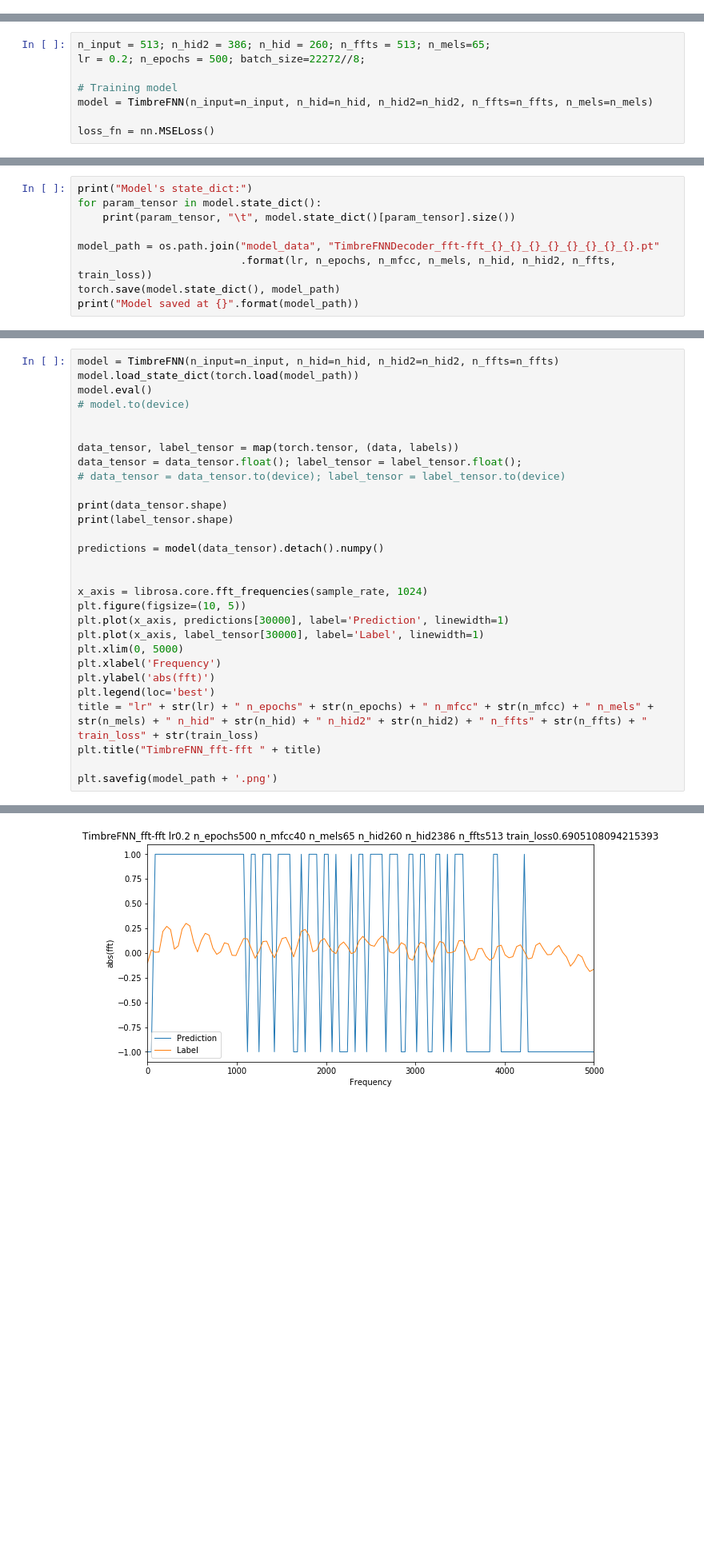
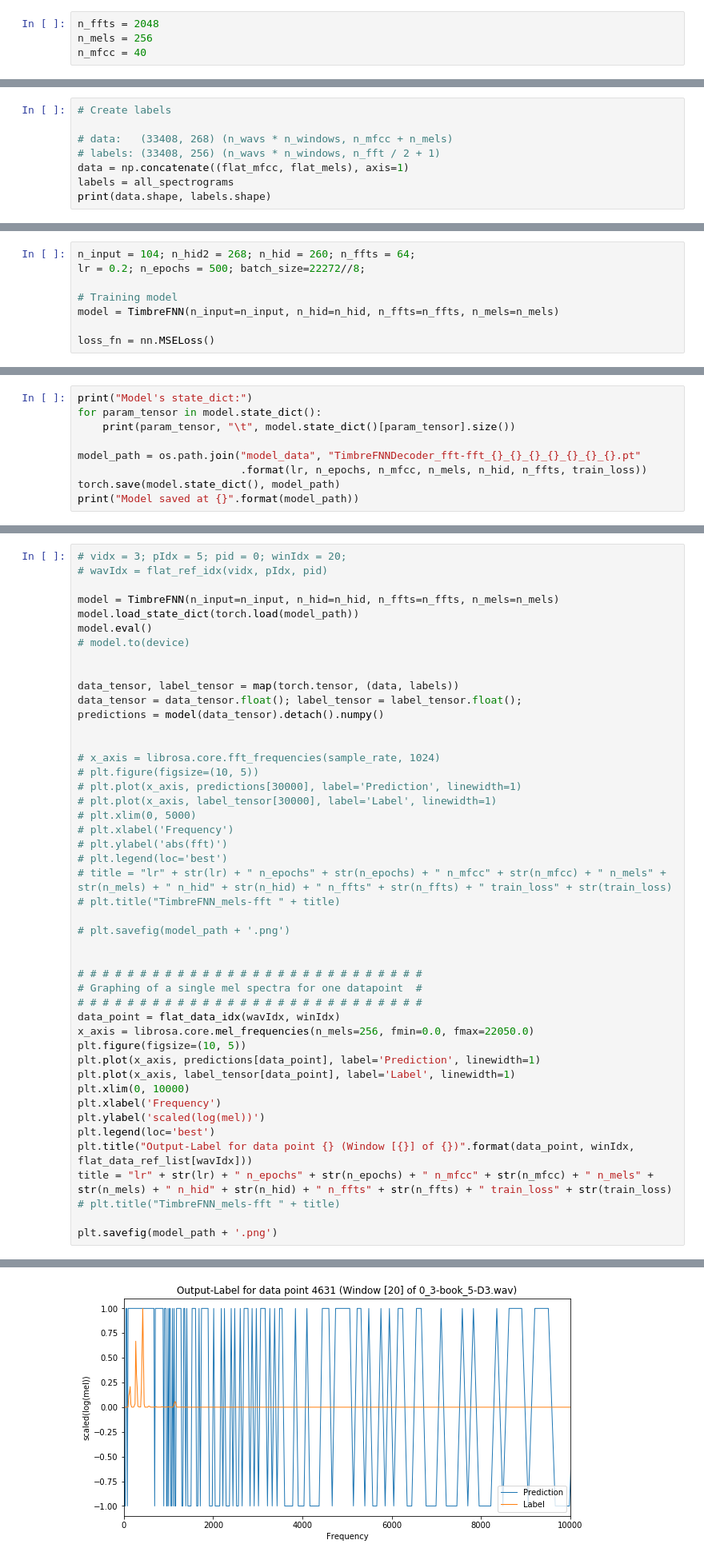
Before and after one commit to zioul123/VocalPitchModulator, a Jupyter notebook: Timbre And Spectrum Decoder for TimbreFNN.ipynb, the cells around one changed output, grey strips where cells are left out. Shown at 80% size. Saved outputs shown, nothing was run; the diff lists cells and outputs as text; blank space fills up the shorter version.

```diff
--- a/Timbre And Spectrum Decoder for TimbreFNN.ipynb
+++ b/Timbre And Spectrum Decoder for TimbreFNN.ipynb
@@ -77,0 +74,4 @@ n_fft = 1024
+# %%
+n_ffts = 2048
+n_mels = 256
+n_mfcc = 40
@@ -251,0 +226,8 @@ label shape =  (33408, 513)
+# %%
+# Create labels
+
+# data:   (33408, 268) (n_wavs * n_windows, n_mfcc + n_mels)
+# labels: (33408, 256) (n_wavs * n_windows, n_fft / 2 + 1)
+data = np.concatenate((flat_mfcc, flat_mels), axis=1)
+labels = all_spectrograms
+print(data.shape, labels.shape)
@@ -302,8 +286,8 @@ torch.Size([22272, 513]) torch.Size([22272, 513]) torch.Size([11136, 513]) torch
 # %%
-n_input = 513; n_hid2 = 386; n_hid = 260; n_ffts = 513; n_mels=65;
+n_input = 104; n_hid2 = 268; n_hid = 260; n_ffts = 64;
 lr = 0.2; n_epochs = 500; batch_size=22272//8;
 
 # Training model
-model = TimbreFNN(n_input=n_input, n_hid=n_hid, n_hid2=n_hid2, n_ffts=n_ffts, n_mels=n_mels)
+model = TimbreFNN(n_input=n_input, n_hid=n_hid, n_ffts=n_ffts, n_mels=n_mels)
 
 loss_fn = nn.MSELoss()
@@ -360,8 +348,8 @@ print("Model's state_dict:")
 for param_tensor in model.state_dict():
     print(param_tensor, "\t", model.state_dict()[param_tensor].size())
 
-model_path = os.path.join("model_data", "TimbreFNNDecoder_fft-fft_{}_{}_{}_{}_{}_{}_{}_{}.pt"
-                          .format(lr, n_epochs, n_mfcc, n_mels, n_hid, n_hid2, n_ffts, train_loss))
+model_path = os.path.join("model_data", "TimbreFNNDecoder_fft-fft_{}_{}_{}_{}_{}_{}_{}.pt"
+                          .format(lr, n_epochs, n_mfcc, n_mels, n_hid, n_ffts, train_loss))
 torch.save(model.state_dict(), model_path)
 print("Model saved at {}".format(model_path))
 # %% [output]
@@ -382,7 +366,10 @@ Model saved at model_data/TimbreFNNDecoder_fft-fft_0.2_500_40_65_260_386_513_0.6
 # %% [markdown]
 Loading the saved model, and using the model for prediction example
 # %%
-model = TimbreFNN(n_input=n_input, n_hid=n_hid, n_hid2=n_hid2, n_ffts=n_ffts)
+# vidx = 3; pIdx = 5; pid = 0; winIdx = 20;
+# wavIdx = flat_ref_idx(vidx, pIdx, pid)
+
+model = TimbreFNN(n_input=n_input, n_hid=n_hid, n_ffts=n_ffts, n_mels=n_mels)
 model.load_state_dict(torch.load(model_path))
 model.eval()
 # model.to(device)
@@ -390,24 +377,38 @@ model.eval()
 
 data_tensor, label_tensor = map(torch.tensor, (data, labels))
 data_tensor = data_tensor.float(); label_tensor = label_tensor.float();
-# data_tensor = data_tensor.to(device); label_tensor = label_tensor.to(device)
-
-print(data_tensor.shape)
-print(label_tensor.shape)
-
 predictions = model(data_tensor).detach().numpy()
 
 
-x_axis = librosa.core.fft_frequencies(sample_rate, 1024)
+# x_axis = librosa.core.fft_frequencies(sample_rate, 1024)
+# plt.figure(figsize=(10, 5))
+# plt.plot(x_axis, predictions[30000], label='Prediction', linewidth=1)
+# plt.plot(x_axis, label_tensor[30000], label='Label', linewidth=1)
+# plt.xlim(0, 5000)
+# plt.xlabel('Frequency')
+# plt.ylabel('abs(fft)')
+# plt.legend(loc='best')
+# title = "lr" + str(lr) + " n_epochs" + str(n_epochs) + " n_mfcc" + str(n_mfcc) + " n_mels" + str(n_mels) + " n_hid" + str(n_hid) + " n_ffts" + str(n_ffts) + " train_loss" + str(train_loss)
+# plt.title("TimbreFNN_mels-fft " + title)
+
+# plt.savefig(model_path + '.png')
+
+
+# # # # # # # # # # # # # # # # # # # # # # # # # # # #
+# Graphing of a single mel spectra for one datapoint  #
+# # # # # # # # # # # # # # # # # # # # # # # # # # # #
+data_point = flat_data_idx(wavIdx, winIdx)
+x_axis = librosa.core.mel_frequencies(n_mels=256, fmin=0.0, fmax=22050.0)
 plt.figure(figsize=(10, 5))
-plt.plot(x_axis, predictions[30000], label='Prediction', linewidth=1)
-plt.plot(x_axis, label_tensor[30000], label='Label', linewidth=1)
-plt.xlim(0, 5000)
+plt.plot(x_axis, predictions[data_point], label='Prediction', linewidth=1)
+plt.plot(x_axis, label_tensor[data_point], label='Label', linewidth=1)
+plt.xlim(0, 10000)
 plt.xlabel('Frequency')
-plt.ylabel('abs(fft)')
+plt.ylabel('scaled(log(mel))')
 plt.legend(loc='best')
-title = "lr" + str(lr) + " n_epochs" + str(n_epochs) + " n_mfcc" + str(n_mfcc) + " n_mels" + str(n_mels) + " n_hid" + str(n_hid) + " n_hid2" + str(n_hid2) + " n_ffts" + str(n_ffts) + " train_loss" + str(train_loss)
-plt.title("TimbreFNN_fft-fft " + title)
+plt.title("Output-Label for data point {} (Window [{}] of {})".format(data_point, winIdx, flat_data_ref_list[wavIdx]))
+title = "lr" + str(lr) + " n_epochs" + str(n_epochs) + " n_mfcc" + str(n_mfcc) + " n_mels" + str(n_mels) + " n_hid" + str(n_hid) + " n_ffts" + str(n_ffts) + " train_loss" + str(train_loss)
+# plt.title("TimbreFNN_mels-fft " + title)
 
 plt.savefig(model_path + '.png')
 # %% [output]
@@ -416 +415 @@ torch.Size([33408, 513])
-[figure, old version]
+[figure, new version]
```
Also changed, not shown: parts of 19 cells of this notebook.
